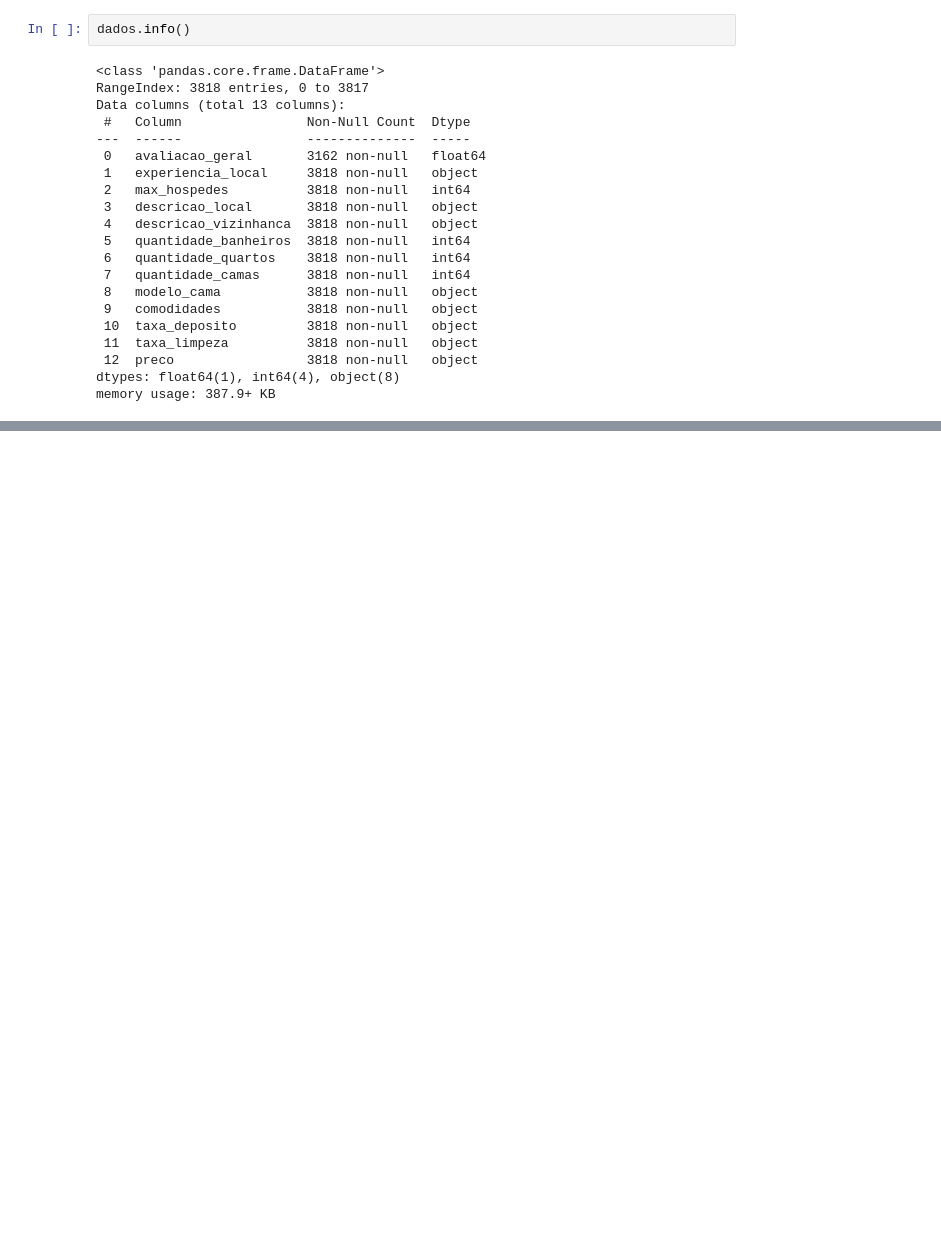
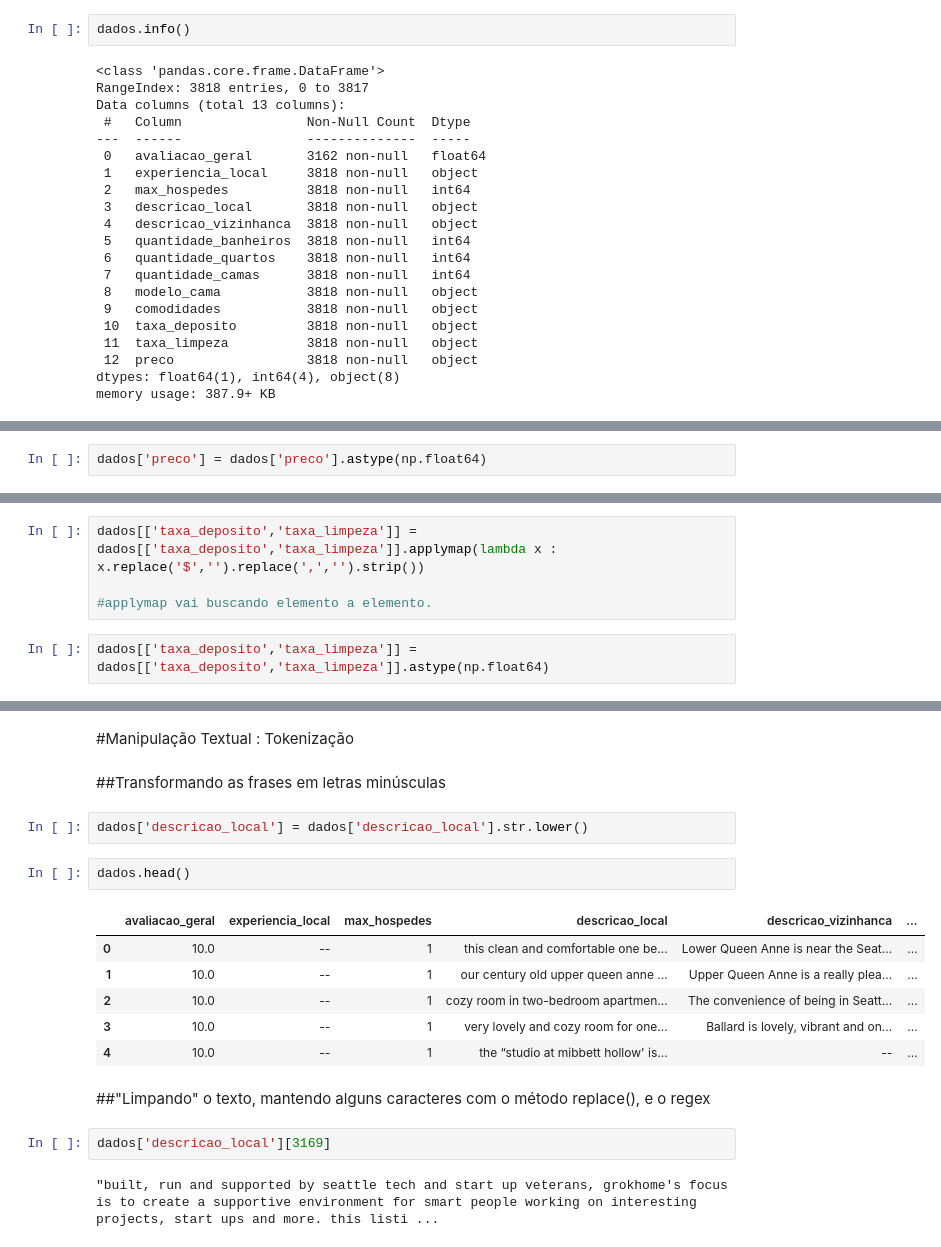
Before and after one commit to vivianebatista92/projeto_transformacao, a Jupyter notebook: projeto_transformacao.ipynb, the cells around one changed output, grey strips where cells are left out. Drawn from its saved outputs; the diff is of its cells as text; blank space fills up the shorter version.

```diff
--- a/projeto_transformacao.ipynb
+++ b/projeto_transformacao.ipynb
@@ -200,0 +207,2 @@ memory usage: 387.9+ KB
+# %%
+dados['preco'] = dados['preco'].astype(np.float64)
@@ -200,0 +232,6 @@ memory usage: 387.9+ KB
+# %%
+dados[['taxa_deposito','taxa_limpeza']] = dados[['taxa_deposito','taxa_limpeza']].applymap(lambda x : x.replace('$','').replace(',','').strip())
+
+#applymap vai buscando elemento a elemento.
+# %%
+dados[['taxa_deposito','taxa_limpeza']] = dados[['taxa_deposito','taxa_limpeza']].astype(np.float64)
@@ -200,0 +261,21 @@ memory usage: 387.9+ KB
+# %% [markdown]
+#Manipulação Textual : Tokenização
+# %% [markdown]
+##Transformando as frases em letras minúsculas
+# %%
+dados['descricao_local'] = dados['descricao_local'].str.lower()
+# %%
+dados.head()
+# %% [output]
+|  | avaliacao_geral | experiencia_local | max_hospedes | descricao_local | descricao_vizinhanca | ... |
+| 0 | 10.0 | -- | 1 | this clean and comfortable one be... | Lower Queen Anne is near the Seat... | ... |
+| 1 | 10.0 | -- | 1 | our century old upper queen anne ... | Upper Queen Anne is a really plea... | ... |
+| 2 | 10.0 | -- | 1 | cozy room in two-bedroom apartmen... | The convenience of being in Seatt... | ... |
+| 3 | 10.0 | -- | 1 | very lovely and cozy room for one... | Ballard is lovely, vibrant and on... | ... |
+| 4 | 10.0 | -- | 1 | the “studio at mibbett hollow' is... | -- | ... |
+# %% [markdown]
+##"Limpando" o texto, mantendo alguns caracteres com o método replace(), e o regex
+# %%
+dados['descricao_local'][3169]
+# %% [output]
+"built, run and supported by seattle tech and start up veterans, grokhome's focus is to create a supportive environment for smart people working on interesting projects, start ups and more. this listi ...
```
Also changed, not shown: parts of 18 cells of this notebook.
